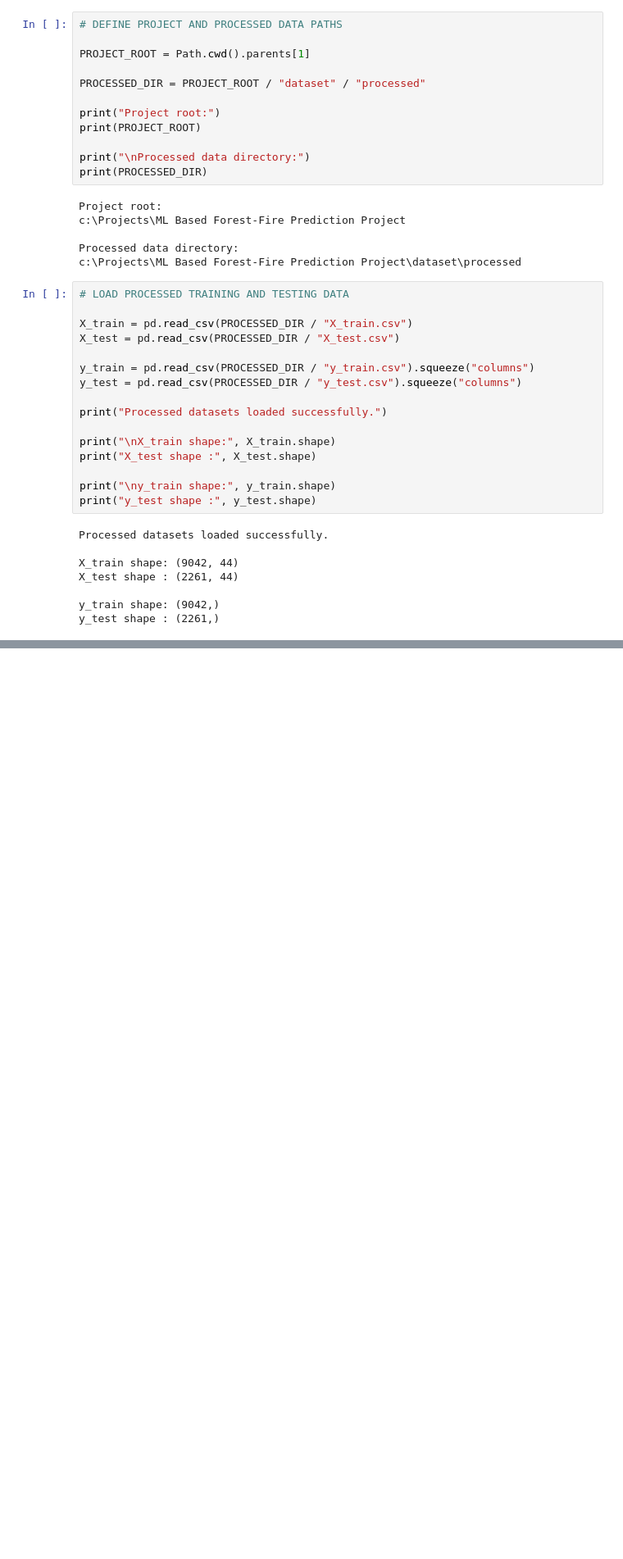
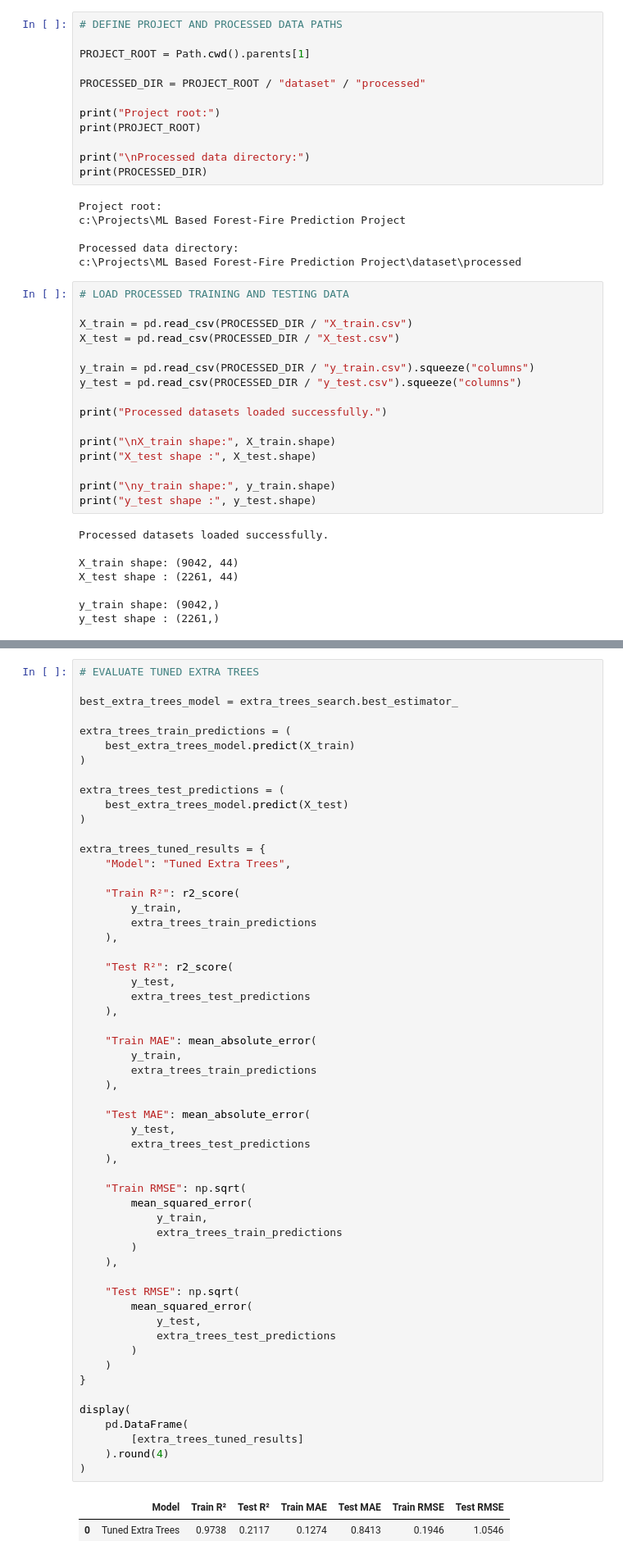
Before and after one commit to mraznyrazeek/ML-Based-Forest-Fire-Prediction-Project, a Jupyter notebook: backend/notebooks/03_model_training.ipynb, the cells around one changed output, grey strips where cells are left out. Shown at 82% size. Saved outputs shown, nothing was run; the diff lists cells and outputs as text; blank space fills up the shorter version.

```diff
--- a/backend/notebooks/03_model_training.ipynb
+++ b/backend/notebooks/03_model_training.ipynb
@@ -82,0 +934,59 @@ y_test shape : (2261,)
+# %%
+# EVALUATE TUNED EXTRA TREES
+
+best_extra_trees_model = extra_trees_search.best_estimator_
+
+extra_trees_train_predictions = (
+    best_extra_trees_model.predict(X_train)
+)
+
+extra_trees_test_predictions = (
+    best_extra_trees_model.predict(X_test)
+)
+
+extra_trees_tuned_results = {
+    "Model": "Tuned Extra Trees",
+
+    "Train R²": r2_score(
+        y_train,
+        extra_trees_train_predictions
+    ),
+
+    "Test R²": r2_score(
+        y_test,
+        extra_trees_test_predictions
+    ),
+
+    "Train MAE": mean_absolute_error(
+        y_train,
+        extra_trees_train_predictions
+    ),
+
+    "Test MAE": mean_absolute_error(
+        y_test,
+        extra_trees_test_predictions
+    ),
+
+    "Train RMSE": np.sqrt(
+        mean_squared_error(
+            y_train,
+            extra_trees_train_predictions
+        )
+    ),
+
+    "Test RMSE": np.sqrt(
+        mean_squared_error(
+            y_test,
+            extra_trees_test_predictions
+        )
+    )
+}
+
+display(
+    pd.DataFrame(
+        [extra_trees_tuned_results]
+    ).round(4)
+)
+# %% [output]
+|  | Model | Train R² | Test R² | Train MAE | Test MAE | Train RMSE | Test RMSE |
+| 0 | Tuned Extra Trees | 0.9738 | 0.2117 | 0.1274 | 0.8413 | 0.1946 | 1.0546 |
```
Also changed, not shown: parts of 41 cells of this notebook.
